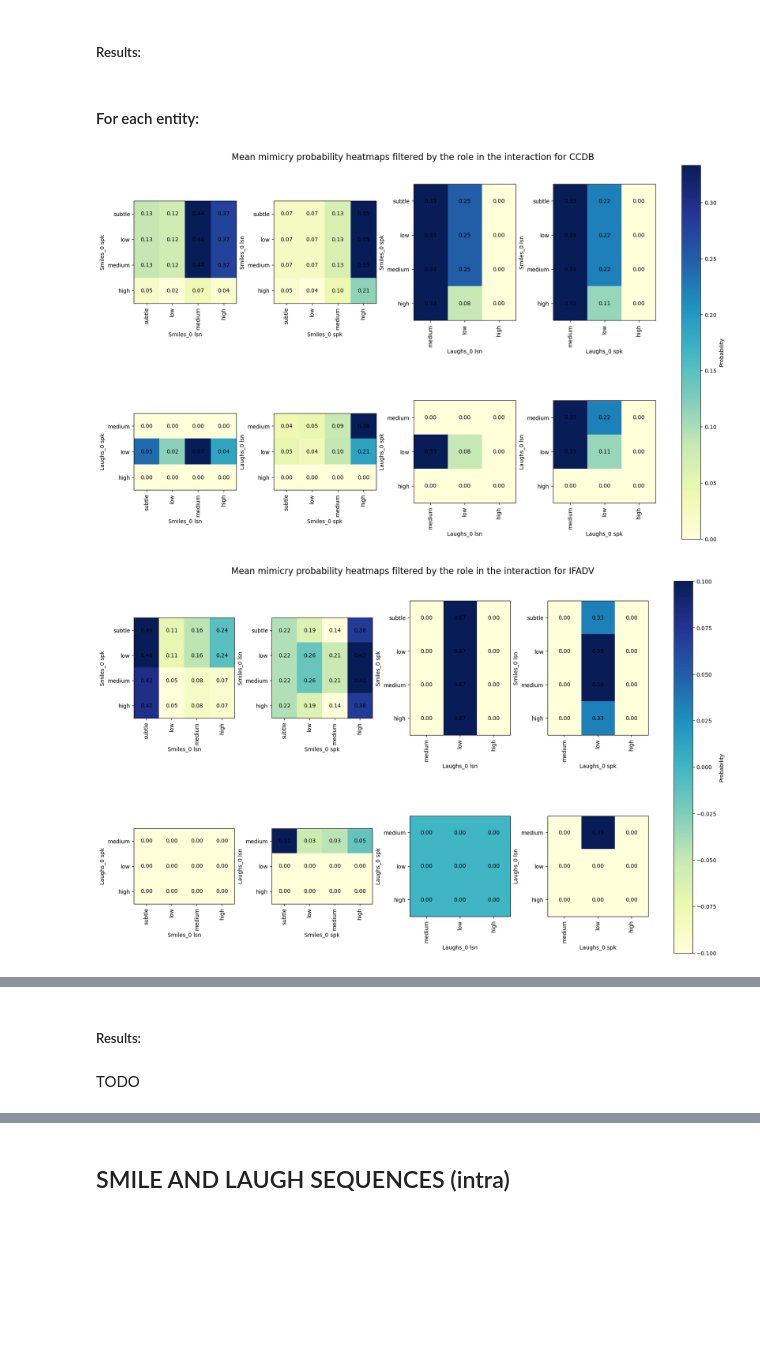
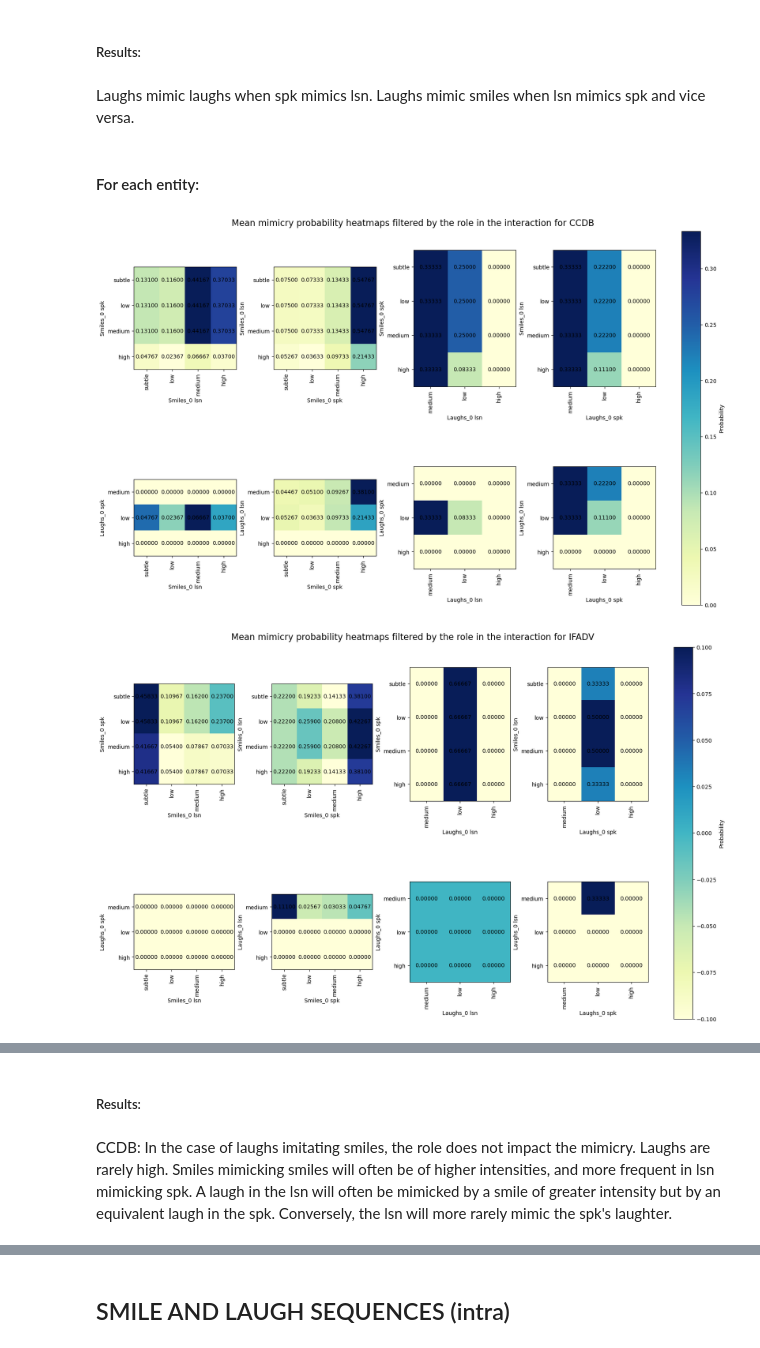
Before and after one commit to LucileVincent/S-L-Dynamics-Analysis, a Jupyter notebook: article_stats.ipynb, the cells around one changed output, grey strips where cells are left out. Cells and saved outputs as stored; diff of their text form; code cells hidden in the pictures; blank space fills up the shorter version.

```diff
--- a/article_stats.ipynb
+++ b/article_stats.ipynb
@@ -134,7 +134,7 @@ for i, database in enumerate(databases_name):
     for x in range(num_entities_A):
         for y in range(num_entities_B):
             text_color = 'black'  # Default text color
-            ax.text(y, x, f'{probabilities_matrix_2[x, y]:.2f}', ha='center', va='center', color=text_color)
+            ax.text(y, x, f'{probabilities_matrix_2[x, y]:.5f}', ha='center', va='center', color=text_color)
 
     # Customize the plot
     fig.colorbar(im, ax=ax, label='Probability')
@@ -227,7 +227,7 @@ for i, database in enumerate(databases_name):
             for x in range(num_entities_A):
                 for y in range(num_entities_B):
                     text_color = 'black'
-                    ax.text(y, x, f'{probabilities_matrix_2[x, y]:.2f}', ha='center', va='center', color=text_color)
+                    ax.text(y, x, f'{probabilities_matrix_2[x, y]:.5f}', ha='center', va='center', color=text_color)
 
             # Customize the plot
             fig.colorbar(im, ax=ax, label='Probability')
@@ -323,7 +323,7 @@ for i, database in enumerate(databases_name):
             for x in range(num_entities_A):
                 for y in range(num_entities_B):
                     text_color = 'black'
-                    ax.text(y, x, f'{probabilities_matrix_2[x, y]:.2f}', ha='center', va='center', color=text_color)
+                    ax.text(y, x, f'{probabilities_matrix_2[x, y]:.5f}', ha='center', va='center', color=text_color)
 
             # Customize the plot
             ax.set_xticks(np.arange(num_entities_B))
@@ -403,13 +403,13 @@ for i, database in enumerate(databases_name):
     for x in range(len(expressions)):
         for y in range(len(expressions)):
             text_color_spk = 'black'
-            axs[0].text(y, x, f'{probabilities_matrix_1[x, y]:.2f}', ha='center', va='center', color=text_color_spk)
+            axs[0].text(y, x, f'{probabilities_matrix_1[x, y]:.5f}', ha='center', va='center', color=text_color_spk)
 
     # Add the probability values within each square for lsn
     for x in range(len(expressions)):
         for y in range(len(expressions)):
             text_color_lsn = 'black'
-            axs[1].text(y, x, f'{probabilities_matrix_2[x, y]:.2f}', ha='center', va='center', color=text_color_lsn)
+            axs[1].text(y, x, f'{probabilities_matrix_2[x, y]:.5f}', ha='center', va='center', color=text_color_lsn)
 
     # Customize the plots for spk and lsn
     axs[0].set_xticks(range(len(expressions)))
@@ -438,5 +438,8 @@ for i, database in enumerate(databases_name):
 # %% [markdown]
 ##### Results:
+# %% [markdown]
+Laughs mimic laughs when spk mimics lsn.
+Laughs mimic smiles when lsn mimics spk and vice versa.
 # %% [markdown]
 #### For each entity:
 # %%
@@ -510,34 +513,34 @@ for i, database in enumerate(databases_name):
             for x in range(num_entities_A):
                 for y in range(num_entities_B):
                     text_color_spk = 'black'
                     text_color_lsn = 'black'
-                    ax_1.text(y, x, f'{probabilities_matrix_1[x, y]:.2f}', ha='center', va='center', color=text_color_spk)
-                    ax_2.text(y, x, f'{probabilities_matrix_2[x, y]:.2f}', ha='center', va='center', color=text_color_lsn)
+                    ax_1.text(y, x, f'{probabilities_matrix_1[x, y]:.5f}', ha='center', va='center', color=text_color_spk)
+                    ax_2.text(y, x, f'{probabilities_matrix_2[x, y]:.5f}', ha='center', va='center', color=text_color_lsn)
 
             # Customize the plots for spk
             ax_1.set_xticks(np.arange(num_entities_B))
             ax_1.set_xticklabels(entitiesB, rotation=90)
             ax_1.set_yticks(np.arange(num_entities_A))
             ax_1.set_yticklabels(entitiesA)
             ax_1.set_xlabel(f"{expression_choiceB} lsn")
             ax_1.set_ylabel(f"{expression_choiceA} spk")
 
             # Customize the plots for lsn
             ax_2.set_xticks(np.arange(num_entities_B))
             ax_2.set_xticklabels(entitiesB, rotation=90)
             ax_2.set_yticks(np.arange(num_entities_A))
             ax_2.set_yticklabels(entitiesA)
             ax_2.set_xlabel(f"{expression_choiceB} spk")
             ax_2.set_ylabel(f"{expression_choiceA} lsn")
 
     # Add a common colorbar for the heatmaps of each database
     fig.colorbar(im_spk, ax=axs, label='Probability')
 
     # Add a common title for the heatmaps of each database
     fig.suptitle(f'Mean mimicry probability heatmaps filtered by the role in the interaction for {database}', fontsize=16)
 
     # Show the plot
     plt.show()
 # %% [output]
-[figure, old version]
+[figure, new version]
-[figure, old version]
+[figure, new version]
@@ -545,4 +548,6 @@ for i, database in enumerate(databases_name):
 # %% [markdown]
 ##### Results:
-# %% [markdown]
-TODO
+# %% [markdown]
+CCDB: In the case of laughs imitating smiles, the role does not impact the mimicry. Laughs are rarely high.
+Smiles mimicking smiles will often be of higher intensities, and more frequent in lsn mimicking spk.
+A laugh in the lsn will often be mimicked by a smile of greater intensity but by an equivalent laugh in the spk. Conversely, the lsn will more rarely mimic the spk's laughter.
```
Also changed, not shown: parts of 13 cells of this notebook.
